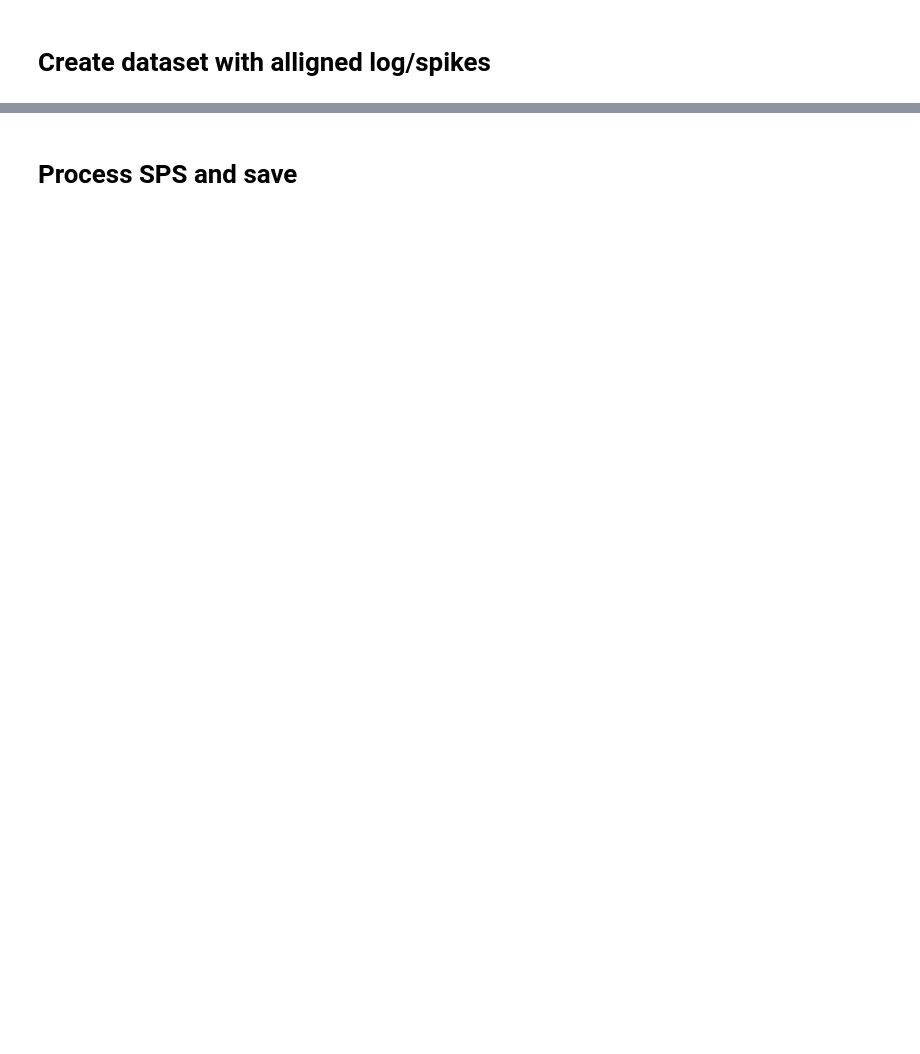
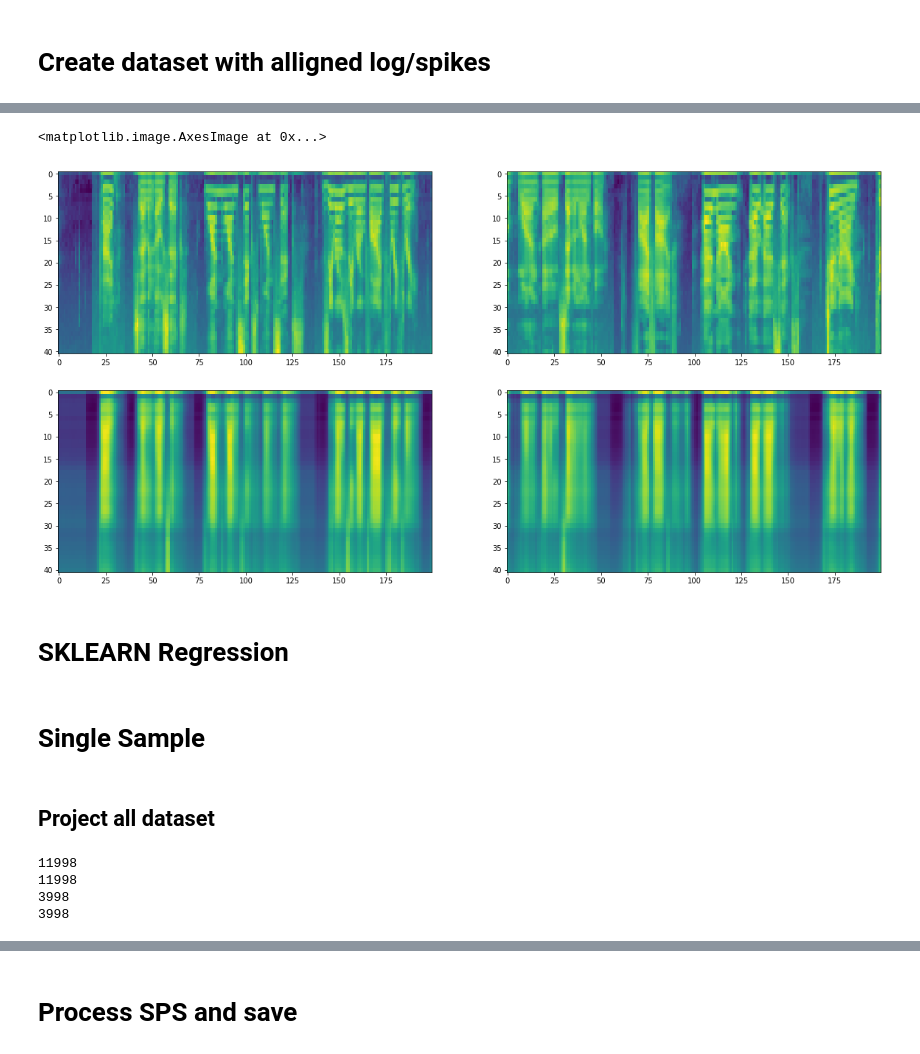
Before and after one commit to SensorsAudioINI/caesar_icassp2019, a Jupyter notebook: SPS_and_reconstruction.ipynb, the cells around one changed output, grey strips where cells are left out. Drawn from its saved outputs; the diff is of its cells as text; code cells hidden in the pictures; blank space fills up the shorter version.

Commit message:
added loading model

```diff
--- a/SPS_and_reconstruction.ipynb
+++ b/SPS_and_reconstruction.ipynb
@@ -568,16 +572,10 @@ print X_test.shape
-# %%
-ctx = 5
-shift = 1
-n_win = (X_train.shape[1] - ctx * 2) // shift
-
-X_train = np.array([X_train[:, i - ctx:i + ctx + 1].reshape(-1,) for i in range(ctx, n_win * shift, shift)])
-print X_train.shape
-Y_train = Y_train[:, ctx + 1:-(ctx * 2 - 1)].T
-print Y_train.shape
-
-n_win = (X_test.shape[1] - ctx * 2) // shift
-
-X_test = np.array([X_test[:, i - ctx:i + ctx + 1].reshape(-1,) for i in range(ctx, n_win * shift, shift)])
-print X_test.shape
-Y_test = Y_test[:, ctx + 1:-(ctx * 2 - 1)].T
-print Y_test.shape
+# %%
+ctx = 7
+shift = 1
+X_train, Y_train = get_ctx_win(X_train, Y_train, ctx=ctx, shift=shift)
+print X_train.shape
+print Y_train.shape
+
+X_test, Y_test = get_ctx_win(X_test, Y_test, ctx=ctx, shift=shift)
+print X_test.shape
+print Y_test.shape
@@ -584,3 +648,22 @@ print Y_test.shape
+# %%
+# load model
+model = load_model('spk2log_only_sep.h5')
+# %%
+# visually, train vs test
+f, ax = plt.subplots(2, 2, figsize=(20,10))
+Y_pred_train = model.predict(X_train)
+Y_pred_test = model.predict(X_test)
+
+ax[0][0].imshow(Y_test.T[:, 1000:1200], aspect='auto')
+ax[1][0].imshow(Y_pred_test.T[:, 1000:1200], aspect='auto')
+
+ax[0][1].imshow(Y_train.T[:, 1000:1200], aspect='auto')
+ax[1][1].imshow(Y_pred_train.T[:, 1000:1200], aspect='auto')
+# %% [output]
+<matplotlib.image.AxesImage at 0x...>
+[figure, added]
+# %% [markdown]
+# SKLEARN Regression
 # %%
 lr = MLPRegressor(hidden_layer_sizes=(256, 256), verbose=True, early_stopping=True)
 lr.fit(X_train, Y_train)
@@ -608,0 +689,2 @@ print "Variance of reconstruction noise is {}".format(gmm.covariances_[0][0][0])
+# %% [markdown]
+# Single Sample
@@ -608,0 +723,27 @@ print "Variance of reconstruction noise is {}".format(gmm.covariances_[0][0][0])
+# %% [markdown]
+## Project all dataset
+# %%
+# single sample
+regressor = model # lr
+ctx = 3
+shift = 1
+
+all_y = {'train': [], 'test': []}
+all_lbl = {'train': pkl.load(open('all_sep_spk_train.pkl', 'r'))['lbl'], 'test': pkl.load(open('all_sep_spk_test.pkl', 'r'))['lbl']}
+
+for task, x, y in zip(['train', 'test'], [all_sep_spk, all_sep_spk_test], [all_sep_log, all_sep_log_test]):
+    for ex_x, ex_y in tqdm(zip(x, y)):
+        ex_x, ex_y = get_ctx_win(ex_x, ex_y, ctx=ctx, shift=shift)
+
+        ex_pred = regressor.predict(ex_x)
+        all_y[task].append(ex_pred.T)
+
+print len(all_y['train'])
+print len(all_lbl['train'])
+print len(all_y['test'])
+print len(all_lbl['test'])
+# %% [output]
+11998
+11998
+3998
+3998
```
Also changed, not shown: parts of 60 cells of this notebook, 7 other files.
